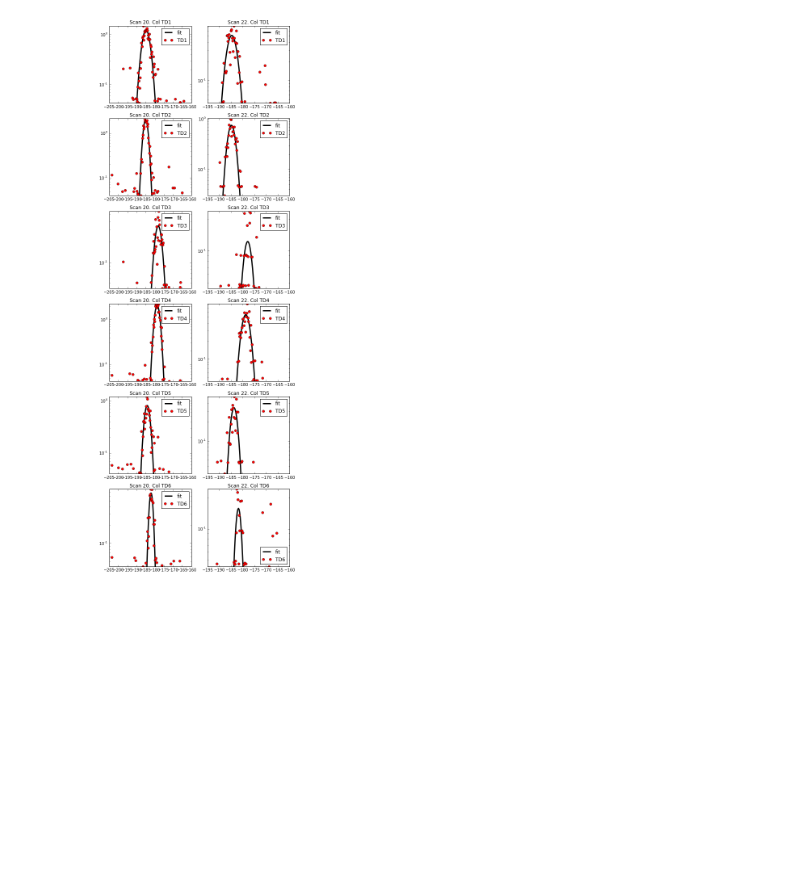
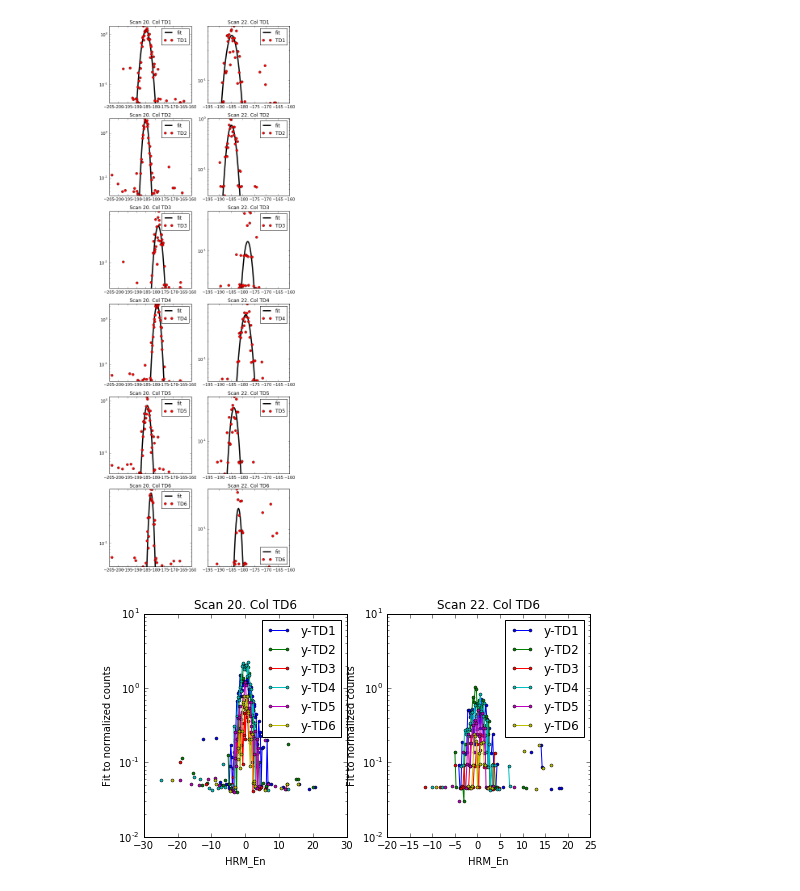
Before and after one commit to NSLS-II-IXS/ixstools, a Jupyter notebook: notebooks/IXS alignment notebook.ipynb, the cells around one changed output. Drawn from its saved outputs; the diff is of its cells as text; code cells hidden in the pictures; blank space fills up the shorter version.

Commit message:
Added cell to compute alignment and show figures

```diff
--- a/notebooks/IXS alignment notebook.ipynb
+++ b/notebooks/IXS alignment notebook.ipynb
@@ -233,8 +233,8 @@ for x_vals, normed_df, fit_output, sid, ax_col in zip(x_data, normed, fits, scan
         ax.set_ylim([curmin, curmax])
         ax.legend(loc=0)
         ax.set_title('Scan %s. Col %s' % (sid, normed_col_name))
-#         normed_df.plot(y=normed_col_name, logy=logy, ax=ax)
-#         pdb.set_trace()
+    ax.set_xlabel(x_name)
+    ax.set_ylabel("Fit to normalized counts")
     fpath = os.path.join(output_dir, '-'.join([str(sid), 'fit']))
     df.to_csv(fpath, output_sep)
     metadata['fits'][sid] = {
@@ -250,4 +250,31 @@ fpath = os.path.join(output_dir, '-'.join([str(sid) for sid in scans]) + '-fit')
 fig.savefig(fpath + '.png')
 # %% [output]
 [figure]
+# %%
+# zero everything
+zeroed = [
+    [(np.array(f.userkws['x'] - f.params['center'], dtype=float), f.data)
+     for f in fit] for fit in fits]
+# output the zeroed data
+fig, axes = make_axes(len(zeroed))
+for zeroed_vals, sid, ax in zip(zeroed, scans, axes.ravel()):
+    fpath = os.path.join(output_dir, '-'.join([str(sid), 'zeroed']))
+    col_names = [['x-%s' % col_name, 'y-%s' % col_name] for col_name in y_keys]
+    df_dict = {col_name: col
+               for col_name_pair, xy in zip(col_names, zeroed_vals)
+               for col_name, col in zip(col_name_pair, xy)}
+    df = pd.DataFrame(df_dict)
+    for x, y in col_names:
+        ax.semilogy(df[x], df[y], label=y, marker='o', markersize=3)
+    ax.set_title('Scan %s. Col %s' % (sid, normed_col_name))
+    ax.set_xlabel(x_name)
+    ax.set_ylabel("Fit to normalized counts")
+    ax.legend(loc=0)
+#     df.plot(ax=ax, logy=logy)
+    df.to_csv(fpath, output_sep)
+
+fpath = os.path.join(output_dir, '-'.join([str(sid) for sid in scans]) + '-aligned')
+fig.savefig(fpath + '.png')
+# %% [output]
+[figure, added]
 # %%
```
Also changed, not shown: parts of 1 cell of this notebook.
